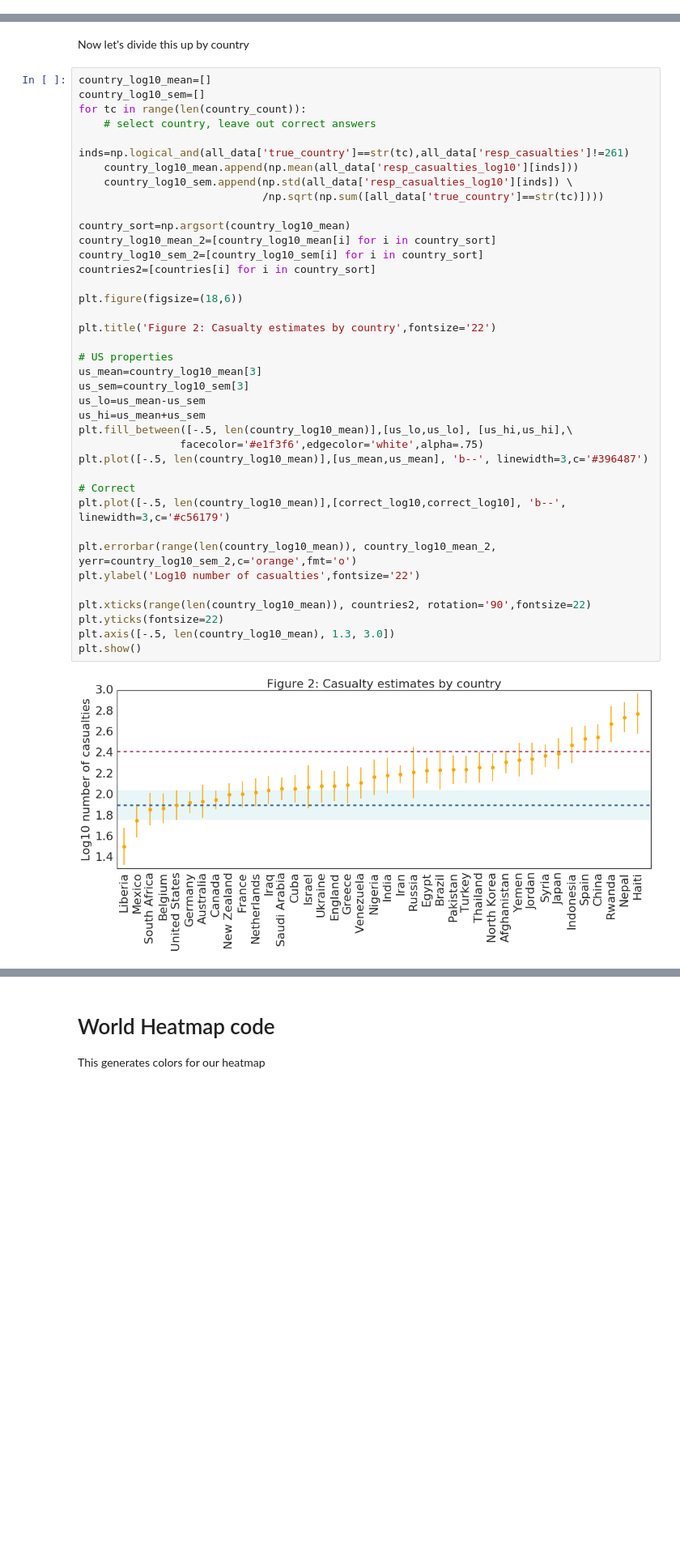
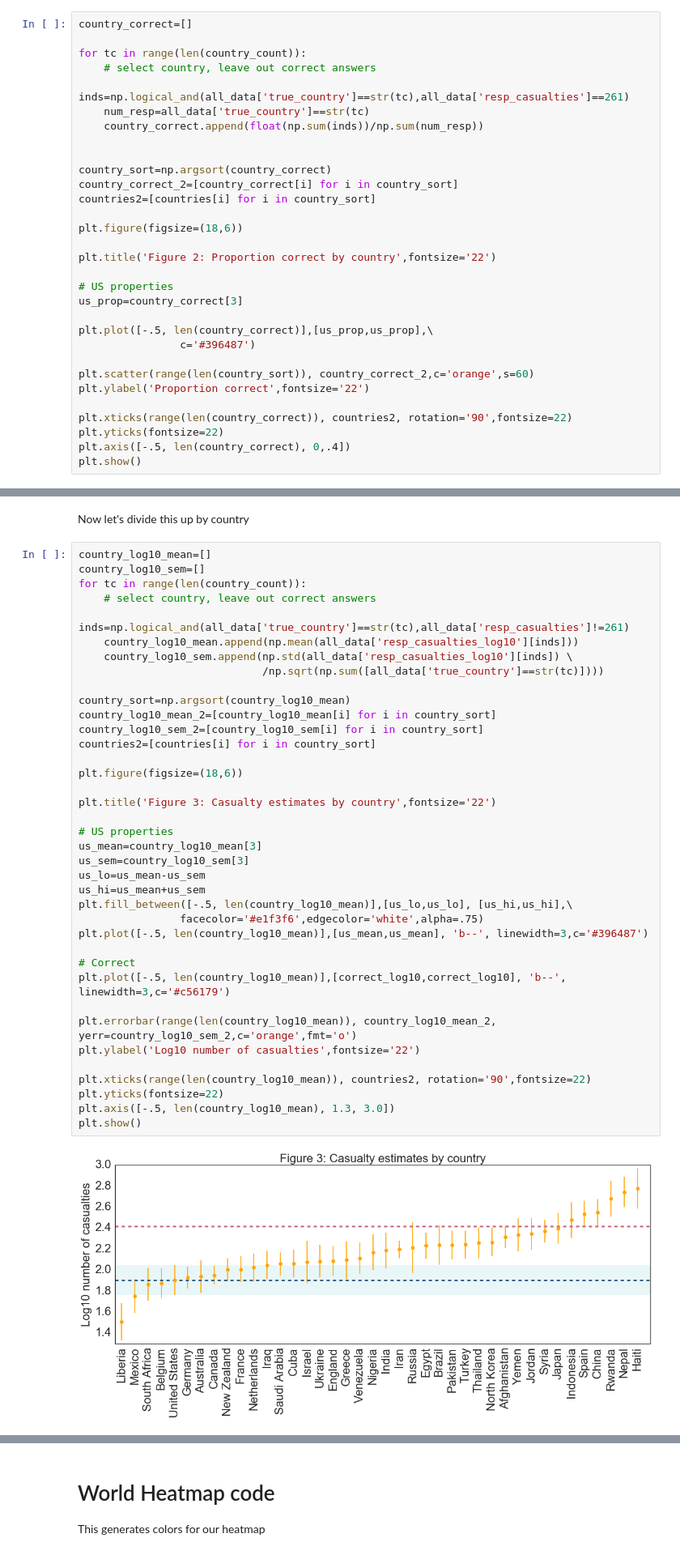
Before and after one commit to timflew/stereotype_news, a Jupyter notebook: pilot_survey_v2/Expected casualties by nationalities-Pilot 3.ipynb, the cells around one changed output, grey strips where cells are left out. Shown: that part at 81% size. Drawn from its saved outputs; the diff is of its cells as text; blank space fills up the shorter version.

Commit message:
supplementary figures

```diff
--- a/pilot_survey_v2/Expected casualties by nationalities-Pilot 3.ipynb
+++ b/pilot_survey_v2/Expected casualties by nationalities-Pilot 3.ipynb
@@ -93,0 +96,31 @@ print np.array([countries,country_count])
+# %%
+country_correct=[]
+
+for tc in range(len(country_count)):
+    # select country, leave out correct answers
+    inds=np.logical_and(all_data['true_country']==str(tc),all_data['resp_casualties']==261)
+    num_resp=all_data['true_country']==str(tc)
+    country_correct.append(float(np.sum(inds))/np.sum(num_resp))
+
+
+country_sort=np.argsort(country_correct)
+country_correct_2=[country_correct[i] for i in country_sort]
+countries2=[countries[i] for i in country_sort]
+
+plt.figure(figsize=(18,6))
+
+plt.title('Figure 2: Proportion correct by country',fontsize='22')
+
+# US properties
+us_prop=country_correct[3]
+
+plt.plot([-.5, len(country_correct)],[us_prop,us_prop],\
+                c='#396487')
+
+plt.scatter(range(len(country_sort)), country_correct_2,c='orange',s=60)
+plt.ylabel('Proportion correct',fontsize='22')
+
+plt.xticks(range(len(country_correct)), countries2, rotation='90',fontsize=22)
+plt.yticks(fontsize=22)
+plt.axis([-.5, len(country_correct), 0,.4])
+plt.show()
@@ -128,35 +164,35 @@ for tc in range(len(country_count)):
                              /np.sqrt(np.sum([all_data['true_country']==str(tc)])))
 
 country_sort=np.argsort(country_log10_mean)
 country_log10_mean_2=[country_log10_mean[i] for i in country_sort]
 country_log10_sem_2=[country_log10_sem[i] for i in country_sort]
 countries2=[countries[i] for i in country_sort]
 
 plt.figure(figsize=(18,6))
 
-plt.title('Figure 2: Casualty estimates by country',fontsize='22')
+plt.title('Figure 3: Casualty estimates by country',fontsize='22')
 
 # US properties
 us_mean=country_log10_mean[3]
 us_sem=country_log10_sem[3]
 us_lo=us_mean-us_sem
 us_hi=us_mean+us_sem
 plt.fill_between([-.5, len(country_log10_mean)],[us_lo,us_lo], [us_hi,us_hi],\
                 facecolor='#e1f3f6',edgecolor='white',alpha=.75)
 plt.plot([-.5, len(country_log10_mean)],[us_mean,us_mean], 'b--', linewidth=3,c='#396487')
 
 # Correct
 plt.plot([-.5, len(country_log10_mean)],[correct_log10,correct_log10], 'b--', linewidth=3,c='#c56179')
 
 plt.errorbar(range(len(country_log10_mean)), country_log10_mean_2, yerr=country_log10_sem_2,c='orange',fmt='o')
 plt.ylabel('Log10 number of casualties',fontsize='22')
 
 plt.xticks(range(len(country_log10_mean)), countries2, rotation='90',fontsize=22)
 plt.yticks(fontsize=22)
 plt.axis([-.5, len(country_log10_mean), 1.3, 3.0])
 plt.show()
 # %% [output]
-[figure, old version]
+[figure, new version]
 # %% [markdown]
 Red dashed line is the correct answer, blue-patch is +/-1 SEM for the United States
 
```
Also changed, not shown: parts of 6 cells of this notebook.
